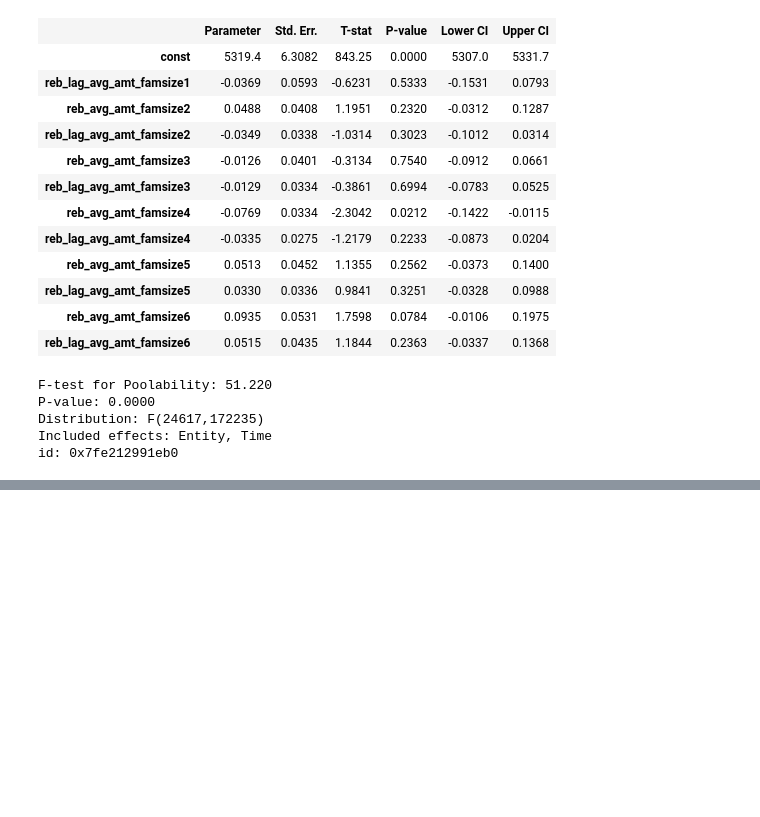
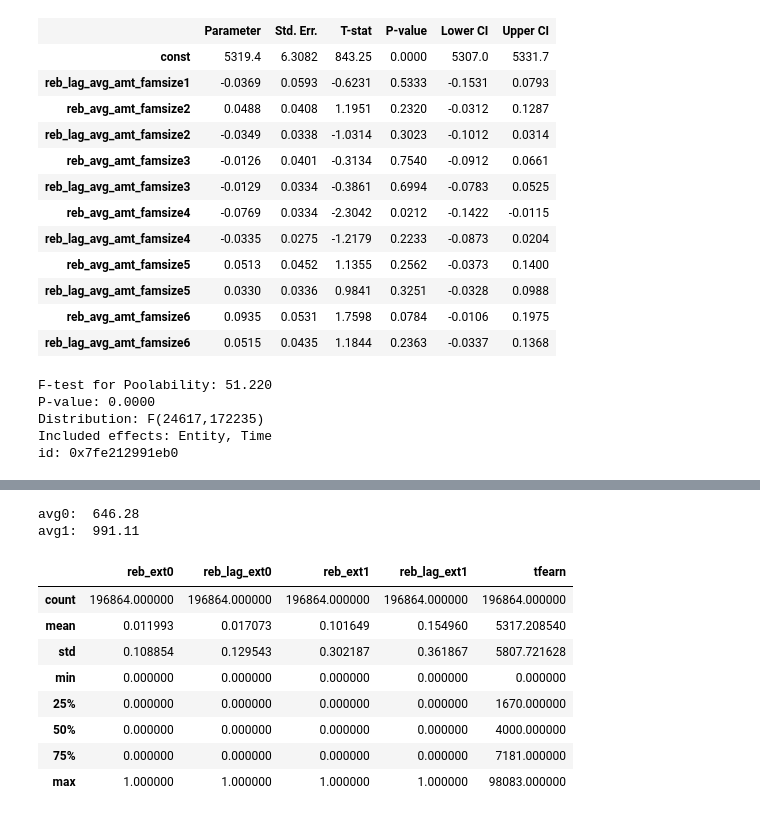
Before and after one commit to MaxDerWeber/MasterThesis, a Jupyter notebook: Analysis.ipynb, the cells around one changed output, grey strips where cells are left out. Drawn from its saved outputs; the diff is of its cells as text; code cells hidden in the pictures; blank space fills up the shorter version.

```diff
--- a/Analysis.ipynb
+++ b/Analysis.ipynb
@@ -596,0 +616,35 @@ id: 0x7fe212991eb0
+# %%
+reb_amt_avg_ext0 = round(hh_gr4[(hh_gr4['ERBATAMT']>0) & (hh_gr4['tfearn'] == 0)]['ERBATAMT'].mean(),2) # 646.28
+reb_amt_avg_ext1 = round(hh_gr4[(hh_gr4['ERBATAMT']>0) & (hh_gr4['tfearn'] > 0)]['ERBATAMT'].mean(),2) # 991.11
+print('avg0: ', reb_amt_avg_ext0, '\navg1: ', reb_amt_avg_ext1)
+# %% [output]
+avg0:  646.28
+avg1:  991.11
+# %%
+# each group needs their own rebate dummy column so that the amount columns are 0 if HH is rebated but not in the group
+hh_gr4[['reb_ext0', 'reb_lag_ext0', 'reb_ext1', 'reb_lag_ext1']] = 0
+
+hh_gr4.loc[(hh_gr4.tfearn == 0) & (hh_gr4.reb == 1), ['reb_ext0']] = 1
+hh_gr4.loc[(hh_gr4.tfearn == 0) & (hh_gr4.reb_lag == 1), ['reb_lag_ext0']] = 1
+
+hh_gr4.loc[(hh_gr4.tfearn > 0) & (hh_gr4.reb == 1), ['reb_ext1']] = 1
+hh_gr4.loc[(hh_gr4.tfearn > 0) & (hh_gr4.reb_lag == 1), ['reb_lag_ext1']] = 1
+
+# each group has their own rebate amount columns to get estimators for each group
+hh_gr4['reb_avg_amt_ext0'] = hh_gr4['reb_ext0']*reb_amt_avg_ext0
+hh_gr4['reb_lag_avg_amt_ext0'] = hh_gr4['reb_lag_ext0']*reb_amt_avg_ext0
+
+hh_gr4['reb_avg_amt_ext1'] = hh_gr4['reb_ext1']*reb_amt_avg_ext1
+hh_gr4['reb_lag_avg_amt_ext1'] = hh_gr4['reb_lag_ext1']*reb_amt_avg_ext1
+
+hh_gr4[['reb_ext0', 'reb_lag_ext0', 'reb_ext1', 'reb_lag_ext1', 'tfearn']].describe()
+# %% [output]
+|  | reb_ext0 | reb_lag_ext0 | reb_ext1 | reb_lag_ext1 | tfearn |
+| count | 196864.000000 | 196864.000000 | 196864.000000 | 196864.000000 | 196864.000000 |
+| mean | 0.011993 | 0.017073 | 0.101649 | 0.154960 | 5317.208540 |
+| std | 0.108854 | 0.129543 | 0.302187 | 0.361867 | 5807.721628 |
+| min | 0.000000 | 0.000000 | 0.000000 | 0.000000 | 0.000000 |
+| 25% | 0.000000 | 0.000000 | 0.000000 | 0.000000 | 1670.000000 |
+| 50% | 0.000000 | 0.000000 | 0.000000 | 0.000000 | 4000.000000 |
+| 75% | 0.000000 | 0.000000 | 0.000000 | 0.000000 | 7181.000000 |
+| max | 1.000000 | 1.000000 | 1.000000 | 1.000000 | 98083.000000 |
```
Also changed, not shown: parts of 3 cells of this notebook.
